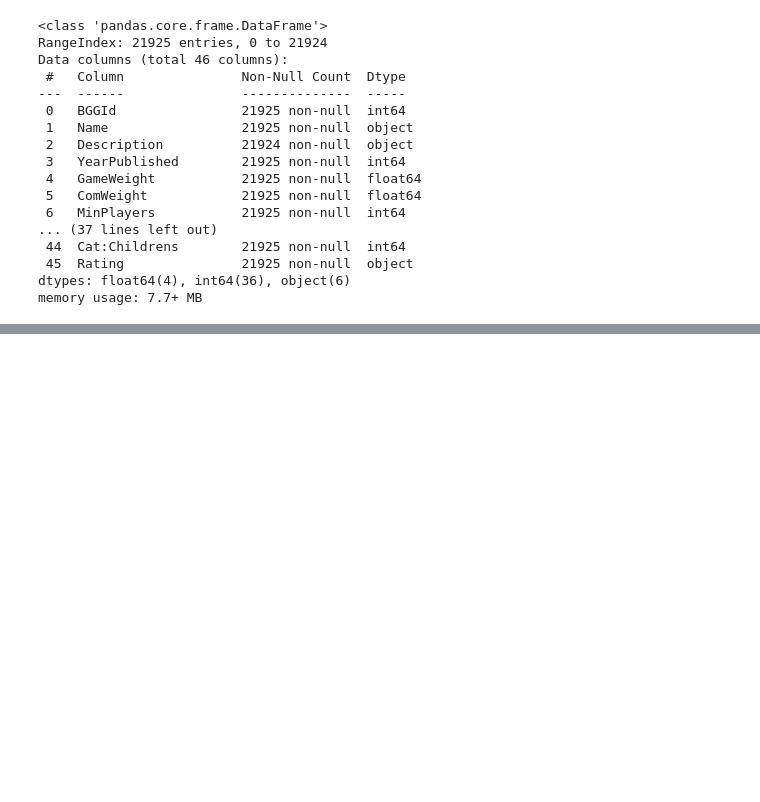
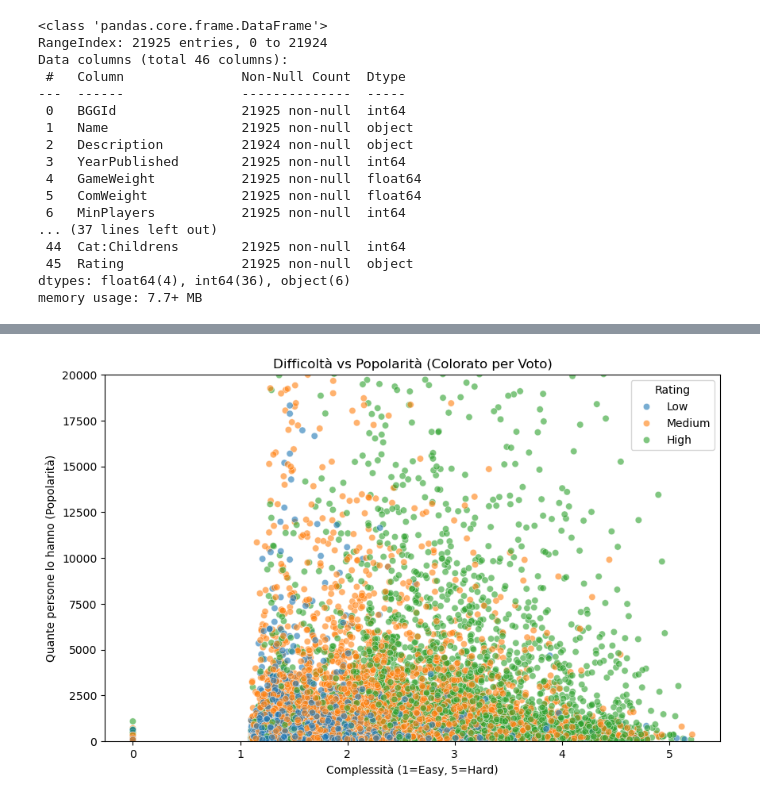
Before and after one commit to iamalessiastocco/dm1-project-boardgames, a Jupyter notebook: notebook/01_data_understanding.ipynb, the cells around one changed output, grey strips where cells are left out. Cells and saved outputs as stored; diff of their text form; code cells hidden in the pictures; blank space fills up the shorter version.

```diff
--- a/notebook/01_data_understanding.ipynb
+++ b/notebook/01_data_understanding.ipynb
@@ -144,0 +198,19 @@ memory usage: 7.7+ MB
+# %%
+plt.figure(figsize=(10, 6))
+
+# Usiamo scatterplot di Seaborn che è più facile di matplotlib puro
+sns.scatterplot(data=df,
+                x='ComWeight',
+                y='NumOwned',
+                hue='Rating', # Colora i punti in base al voto
+                hue_order=['Low', 'Medium', 'High'], # Ordine colori
+                alpha=0.6) # Trasparenza
+
+plt.title("Difficoltà vs Popolarità (Colorato per Voto)")
+plt.xlabel("Complessità (1=Easy, 5=Hard)")
+plt.ylabel("Quante persone lo hanno (Popolarità)")
+# Limitiamo l'asse Y perché altrimenti i giochi famosissimi schiacciano tutto
+plt.ylim(0, 20000)
+plt.show()
+# %% [output]
+[figure, added]
```
Also changed, not shown: parts of 3 cells of this notebook.
